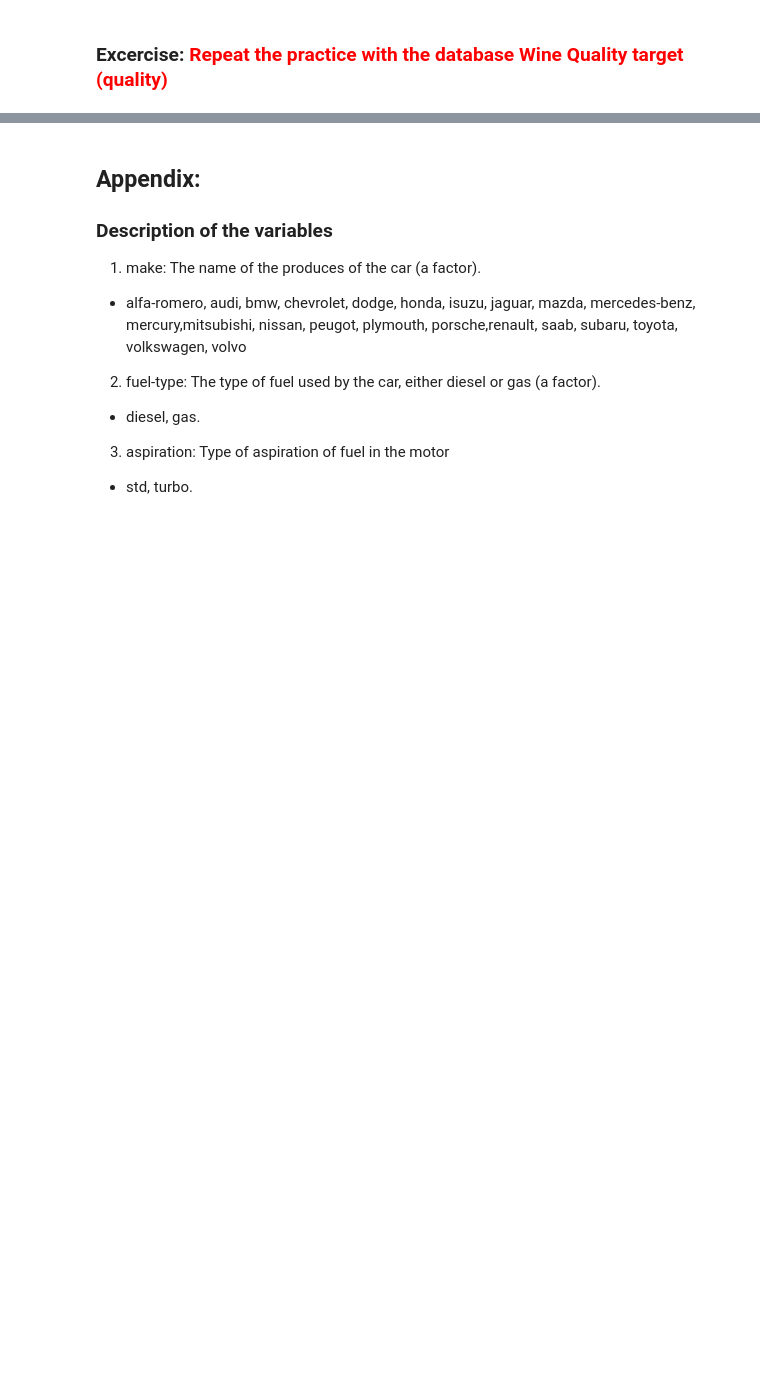
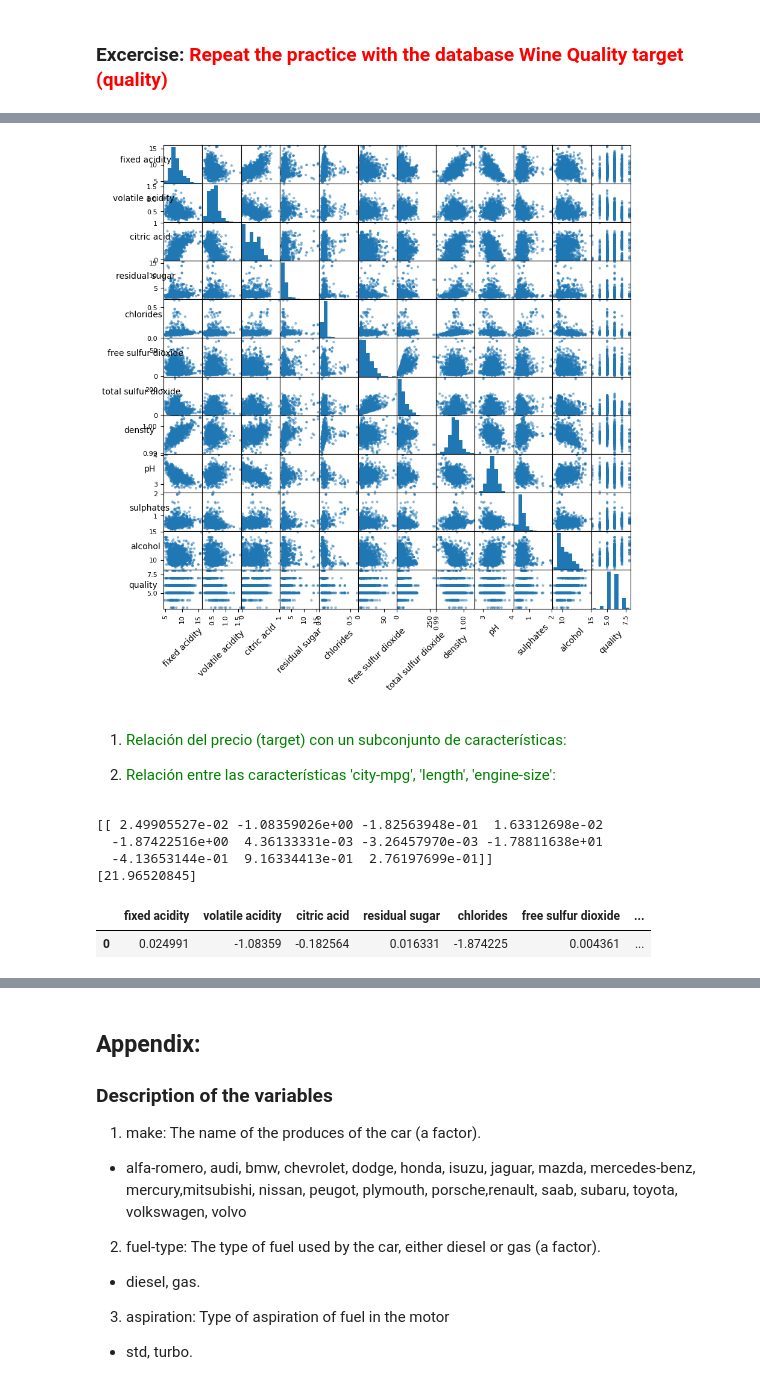
Before and after one commit to MarcelLopezLopez/MLEARN, a Jupyter notebook: Practicas/SecondPractice/SecondPracticeV2.ipynb, the cells around one changed output, grey strips where cells are left out. Drawn from its saved outputs; the diff is of its cells as text; code cells hidden in the pictures; blank space fills up the shorter version.

Commit message:
Wine base done, Cross Validation, infographic and executive report pending

```diff
--- a/Practicas/SecondPractice/SecondPracticeV2.ipynb
+++ b/Practicas/SecondPractice/SecondPracticeV2.ipynb
@@ -685,3 +687,36 @@ Filename with path:
 | sulphates | 0.5600 | 0.6800 | 0.650 | 0.580 | 0.5600 |
 | alcohol | 9.4000 | 9.8000 | 9.800 | 9.800 | 9.4000 |
 | quality | 5.0000 | 5.0000 | 5.000 | 6.000 | 5.0000 |
+# %%
+ax = pd.plotting.scatter_matrix(Data, figsize=(10,10))
+
+for a in ax.ravel():
+    a.set_xlabel(a.get_xlabel(), rotation=45)
+    a.set_ylabel(a.get_ylabel(), rotation=0)
+# %% [output]
+[figure, added]
+# %% [markdown]
+1. <font color='green'> Relación del precio (target) con un subconjunto de características: </font>
+
+2. <font color='green'> Relación entre las características 'city-mpg', 'length', 'engine-size': </font>
+# %%
+Input = Data[['fixed acidity','volatile acidity','citric acid','residual sugar',
+              'chlorides','free sulfur dioxide','total sulfur dioxide',
+              'density','pH','sulphates','alcohol']]
+Quality = Data[['quality']]
+from sklearn import linear_model
+WineQuality = linear_model.LinearRegression()
+WineQuality.fit (Input, Quality)
+print(WineQuality.coef_)
+print(WineQuality.intercept_)
+# %% [output]
+[[ 2.49905527e-02 -1.08359026e+00 -1.82563948e-01  1.63312698e-02
+  -1.87422516e+00  4.36133331e-03 -3.26457970e-03 -1.78811638e+01
+  -4.13653144e-01  9.16334413e-01  2.76197699e-01]]
+[21.96520845]
+# %%
+df_wine_coef = pd.DataFrame(WineQuality.coef_,columns = Input.columns)
+df_wine_coef
+# %% [output]
+|  | fixed acidity | volatile acidity | citric acid | residual sugar | chlorides | free sulfur dioxide | ... |
+| 0 | 0.024991 | -1.08359 | -0.182564 | 0.016331 | -1.874225 | 0.004361 | ... |
```
Also changed, not shown: parts of 17 cells of this notebook.
